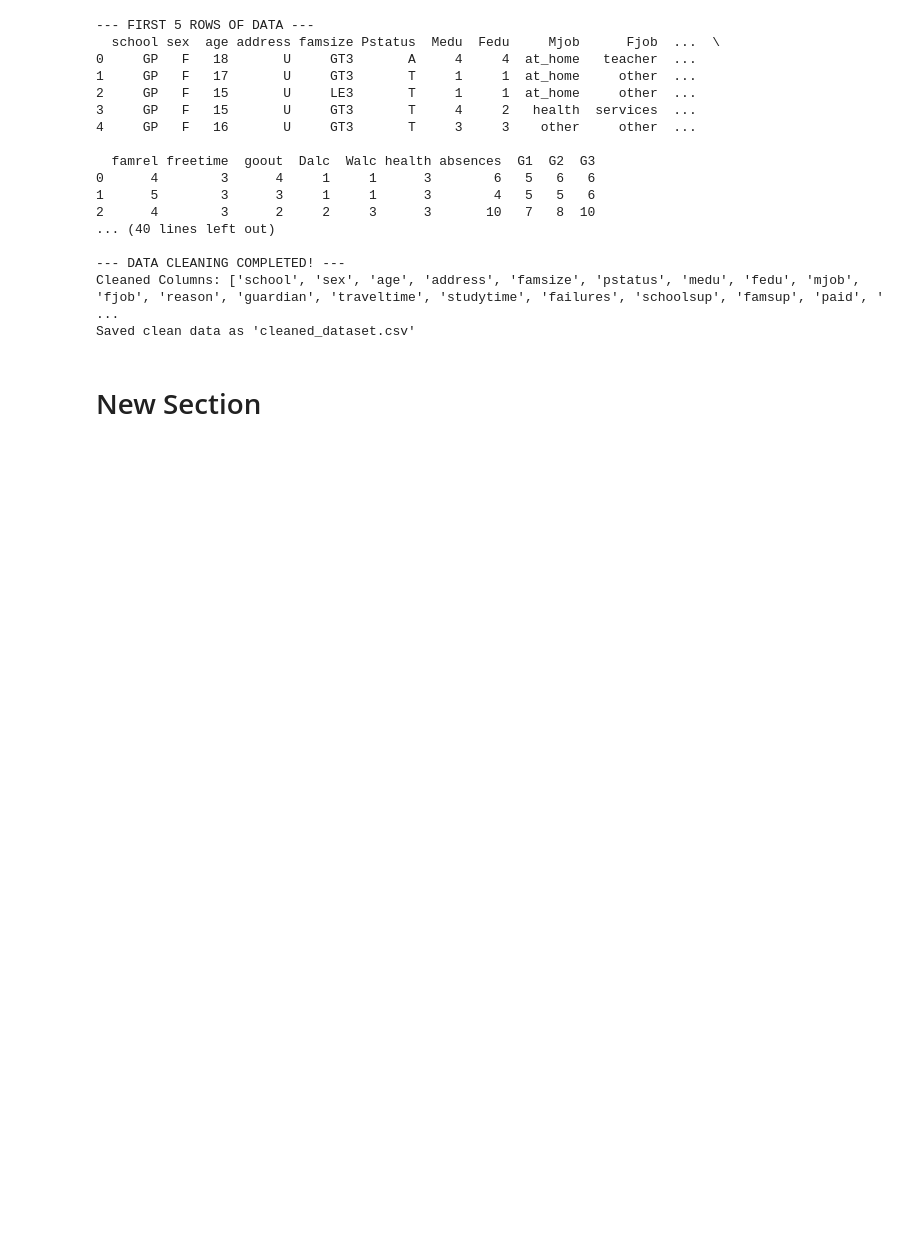
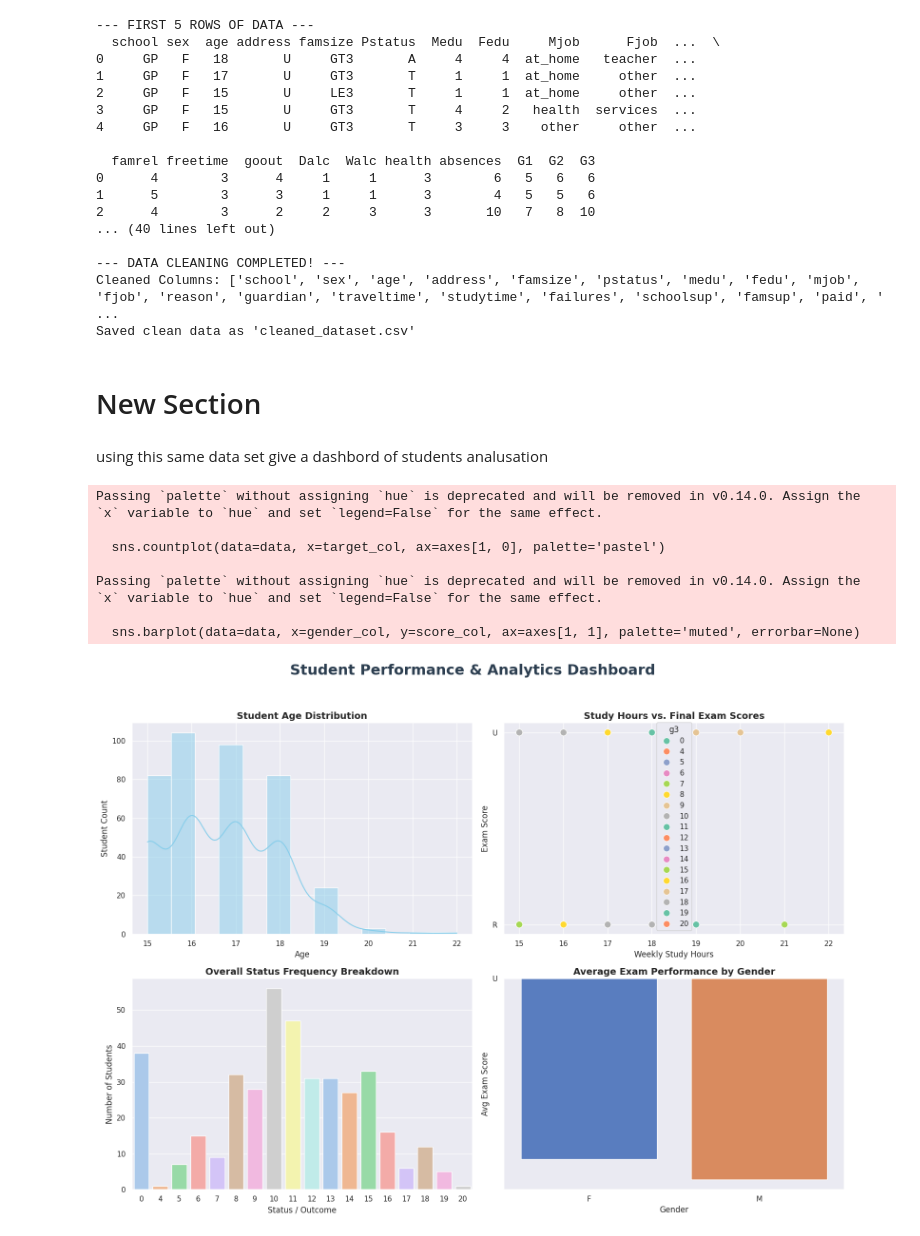
Before and after one commit to patilbhavana-tech/students-analysation, a Jupyter notebook: students_analysation/cleaning.ipynb, the cells around one changed output. Drawn from its saved outputs; the diff is of its cells as text; code cells hidden in the pictures; blank space fills up the shorter version.

```diff
--- a/students_analysation/cleaning.ipynb
+++ b/students_analysation/cleaning.ipynb
@@ -57,2 +60,66 @@ Saved clean data as 'cleaned_dataset.csv'
 # %% [markdown]
 # New Section
+# %% [markdown]
+using this same data set give a dashbord of students analusation
+# %%
+import pandas as pd
+import matplotlib.pyplot as plt
+import seaborn as sns
+
+# 1. Load the clean student dataset
+data = pd.read_csv('cleaned_dataset.csv')
+
+# Dynamic fallback checklist: Detect student column mappings safely
+cols = [c.lower() for c in data.columns]
+age_col = data.columns[cols.index('age')] if 'age' in cols else data.columns[0]
+study_col = data.columns[cols.index('study_hours')] if 'study_hours' in cols else (data.columns[2] if len(data.columns) > 2 else data.columns[0])
+score_col = data.columns[cols.index('exam_score')] if 'exam_score' in cols else (data.columns[3] if len(data.columns) > 3 else data.columns[-1])
+target_col = data.columns[cols.index('status')] if 'status' in cols else (data.columns[cols.index('pass_fail')] if 'pass_fail' in cols else data.columns[-1])
+gender_col = data.columns[cols.index('gender')] if 'gender' in cols else (data.columns[cols.index('sex')] if 'sex' in cols else data.columns[1])
+
+# 2. Set up the dashboard styling and a grid of 4 graphs (2 rows, 2 columns)
+sns.set_theme(style="darkgrid")
+fig, axes = plt.subplots(2, 2, figsize=(16, 12))
+fig.suptitle('Student Performance & Analytics Dashboard', fontsize=22, fontweight='bold', color='#2c3e50')
+
+# --- GRAPH 1: Distribution of Student Age (Histogram) ---
+sns.histplot(data=data, x=age_col, kde=True, ax=axes[0, 0], color='skyblue')
+axes[0, 0].set_title('Student Age Distribution', fontsize=14, fontweight='bold')
+axes[0, 0].set_xlabel('Age')
+axes[0, 0].set_ylabel('Student Count')
+
+# --- GRAPH 2: Study Hours vs Exam Score (Scatter Plot) ---
+sns.scatterplot(data=data, x=study_col, y=score_col, hue=target_col, palette='Set2', ax=axes[0, 1], s=100)
+axes[0, 1].set_title('Study Hours vs. Final Exam Scores', fontsize=14, fontweight='bold')
+axes[0, 1].set_xlabel('Weekly Study Hours')
+axes[0, 1].set_ylabel('Exam Score')
+
+# --- GRAPH 3: Academic Outcome Breakdown (Countplot) ---
+sns.countplot(data=data, x=target_col, ax=axes[1, 0], palette='pastel')
+axes[1, 0].set_title('Overall Status Frequency Breakdown', fontsize=14, fontweight='bold')
+axes[1, 0].set_xlabel('Status / Outcome')
+axes[1, 0].set_ylabel('Number of Students')
+
+# --- GRAPH 4: Average Exam Score by Gender (Bar Plot) ---
+sns.barplot(data=data, x=gender_col, y=score_col, ax=axes[1, 1], palette='muted', errorbar=None)
+axes[1, 1].set_title('Average Exam Performance by Gender', fontsize=14, fontweight='bold')
+axes[1, 1].set_xlabel('Gender')
+axes[1, 1].set_ylabel('Avg Exam Score')
+
+# Adjust layout so nothing overlaps
+plt.tight_layout(rect=[0, 0, 1, 0.95])
+
+# 3. Save the student dashboard matrix as an image file
+plt.savefig('dashboard_output.png', dpi=300)
+
+# Display the dashboard layout on your screen
+plt.show()
+# %% [output]
+Passing `palette` without assigning `hue` is deprecated and will be removed in v0.14.0. Assign the `x` variable to `hue` and set `legend=False` for the same effect.
+
+  sns.countplot(data=data, x=target_col, ax=axes[1, 0], palette='pastel')
+
+Passing `palette` without assigning `hue` is deprecated and will be removed in v0.14.0. Assign the `x` variable to `hue` and set `legend=False` for the same effect.
+
+  sns.barplot(data=data, x=gender_col, y=score_col, ax=axes[1, 1], palette='muted', errorbar=None)
+[figure, added]
```
Also changed, not shown: parts of 1 cell of this notebook.
